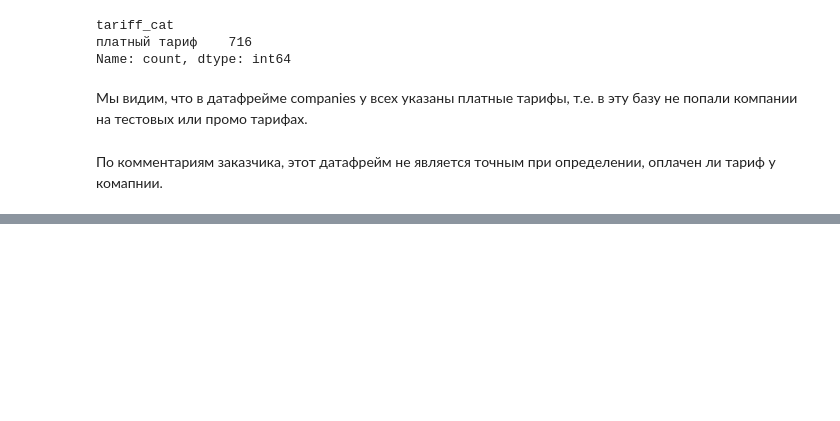
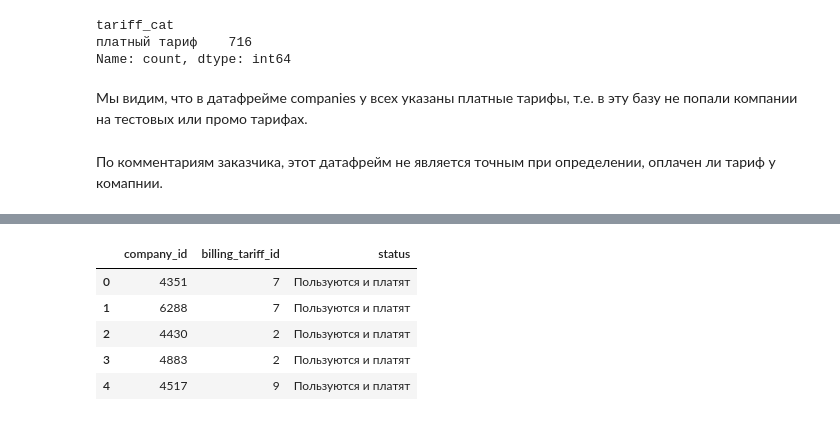
Before and after one commit to laringerman/gectaro, a Jupyter notebook: lgg_masterskaya_gectaro_240404_1.ipynb, the cells around one changed output, grey strips where cells are left out. Saved outputs shown, nothing was run; the diff lists cells and outputs as text; code cells hidden in the pictures; blank space fills up the shorter version.

```diff
--- a/lgg_masterskaya_gectaro_240404_1.ipynb
+++ b/lgg_masterskaya_gectaro_240404_1.ipynb
@@ -897,0 +917,9 @@ memory usage: 51.0+ KB
+# %%
+status_companies.head()
+# %% [output]
+|  | company_id | billing_tariff_id | status |
+| 0 | 4351 | 7 | Пользуются и платят |
+| 1 | 6288 | 7 | Пользуются и платят |
+| 2 | 4430 | 2 | Пользуются и платят |
+| 3 | 4883 | 2 | Пользуются и платят |
+| 4 | 4517 | 9 | Пользуются и платят |
```
Also changed, not shown: parts of 51 cells of this notebook.
